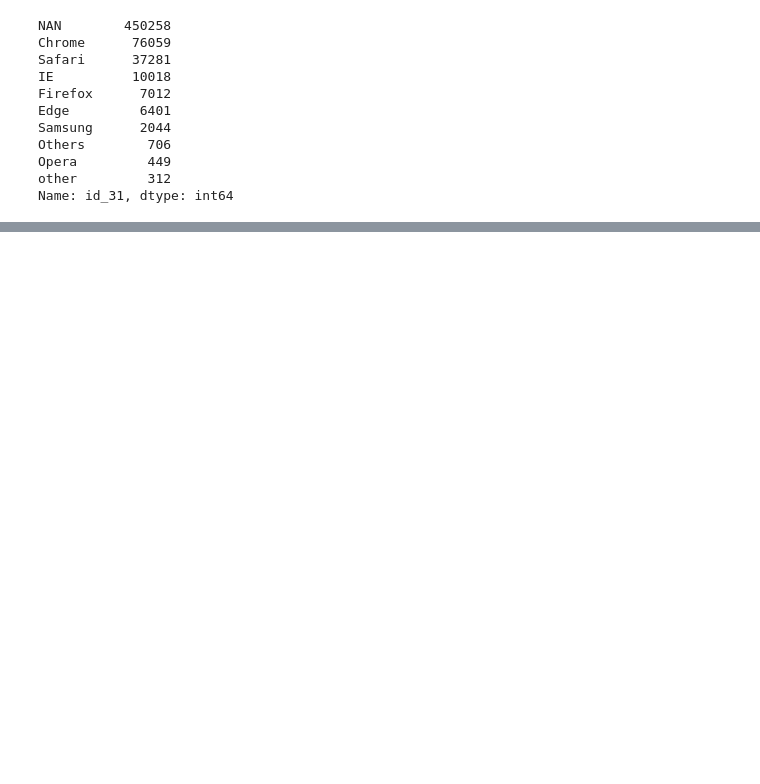
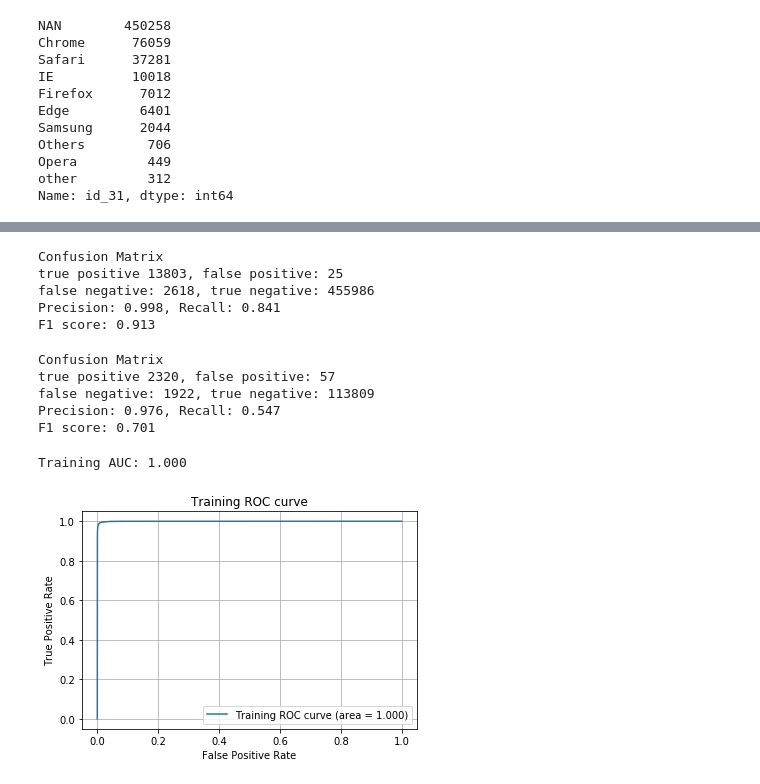
Before and after one commit to chriskwkim/mlnd, a Jupyter notebook: mlnd-capstone/Fraud Detection Learning.ipynb, the cells around one changed output, grey strips where cells are left out. Drawn from its saved outputs; the diff is of its cells as text; code cells hidden in the pictures; blank space fills up the shorter version.

```diff
--- a/mlnd-capstone/Fraud Detection Learning.ipynb
+++ b/mlnd-capstone/Fraud Detection Learning.ipynb
@@ -338,0 +322,24 @@ Wall time: 16min 35s
+# %%
+%%time
+
+# Tuning LGBM for overfitting
+params={'learning_rate': 0.01,
+        'objective': 'binary',
+        'metric': 'auc',
+        'max_bin': 128,
+        'num_leaves': 128,
+        'min_data_in_leaf': 10,
+        'verbose': 1,
+        'random_state': 42,
+        'bagging_fraction': 0.75,
+        'bagging_freq': 5,
+        'feature_fraction': 0.85,
+        'max_depth': 64,
+       }
+
+train_predictions = np.zeros(X_train.shape[0])
+test_predictions = np.zeros(X_test.shape[0])
+
+lgbm = lgb.LGBMClassifier(**params, n_estimators=3000)
+# Train the model
+lgbm.fit(X_train, y_train)
@@ -338,0 +358,27 @@ Wall time: 16min 35s
+# %%
+# Predict Training
+train_preds = lgbm.predict(X_train, num_iteration=lgbm.best_iteration_)
+show_scores(y_train, train_preds)
+# %% [output]
+Confusion Matrix
+true positive 13803, false positive: 25
+false negative: 2618, true negative: 455986
+Precision: 0.998, Recall: 0.841
+F1 score: 0.913
+# %%
+# Predict Test
+test_preds = lgbm.predict(X_test, num_iteration=lgbm.best_iteration_)
+show_scores(y_test, test_preds)
+# %% [output]
+Confusion Matrix
+true positive 2320, false positive: 57
+false negative: 1922, true negative: 113809
+Precision: 0.976, Recall: 0.547
+F1 score: 0.701
+# %%
+# Train AUC
+train_predictions = lgbm.predict_proba(X_train, num_iteration=lgbm.best_iteration_)[:,1]
+show_auc_roc(y_train, train_predictions, 'Training')
+# %% [output]
+Training AUC: 1.000
+[figure, added]
```
Also changed, not shown: parts of 44 cells of this notebook, 4 other files.
